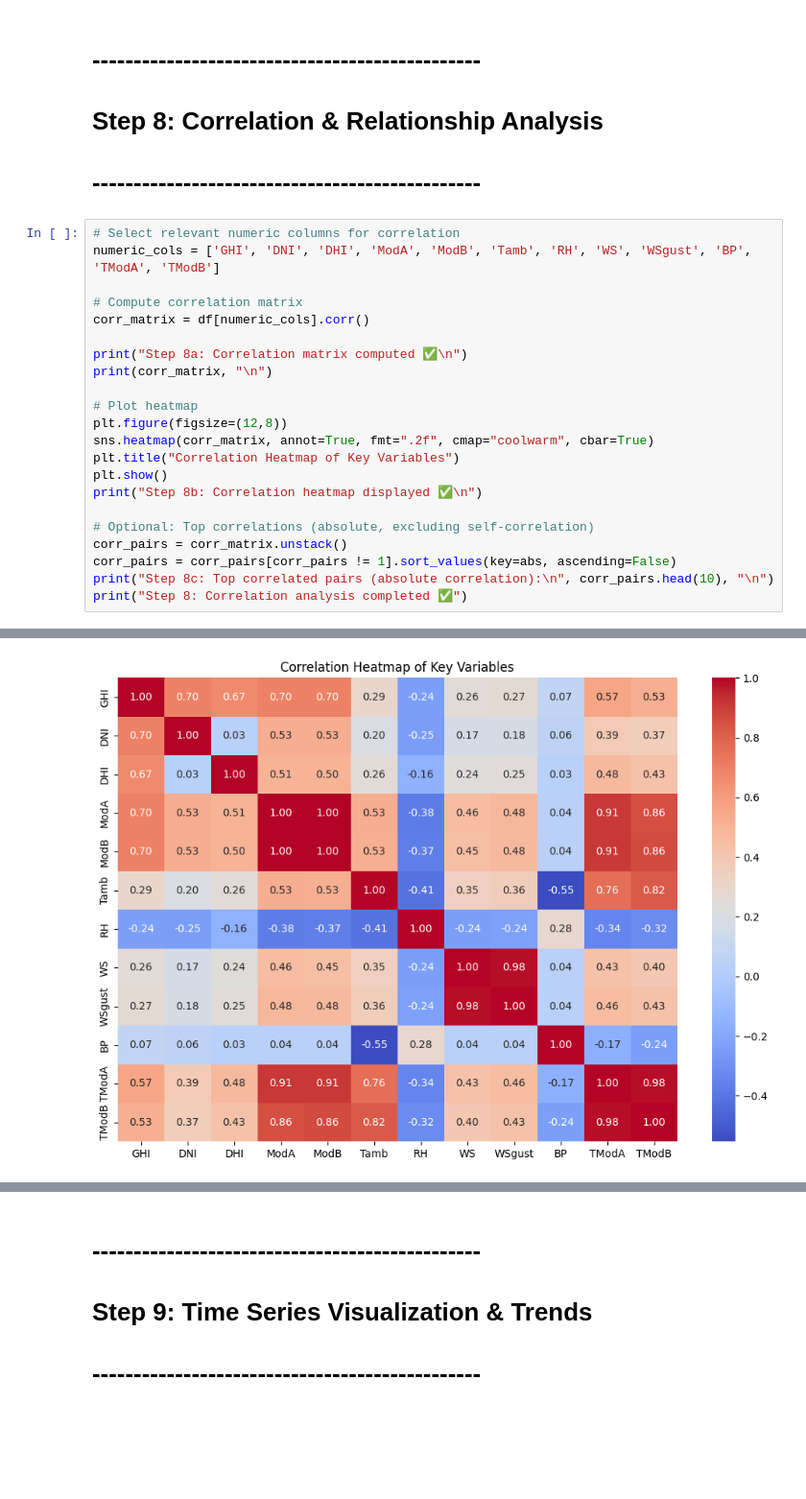
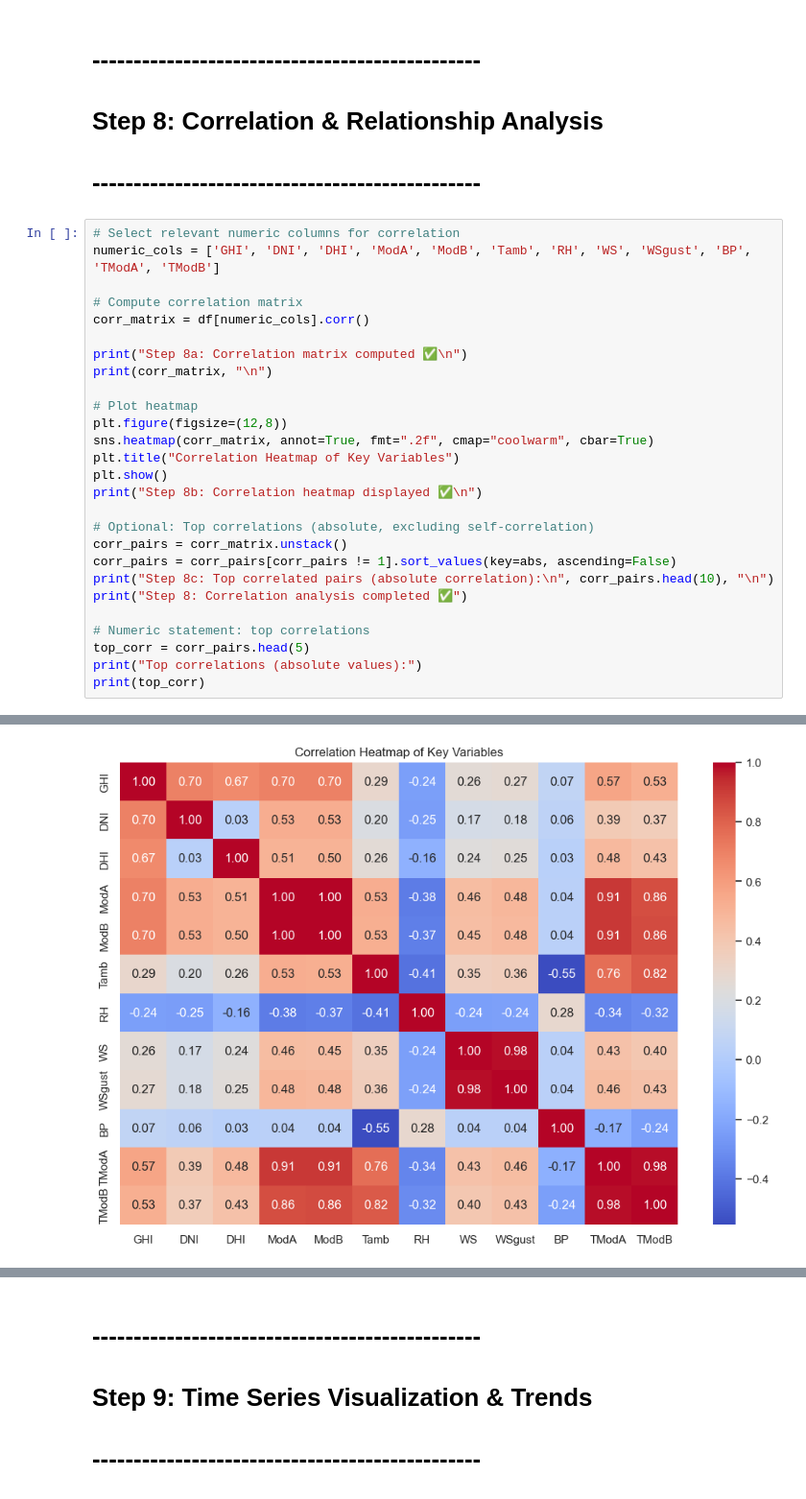
Before and after one commit to kaleb-menbere/solar-challenge-week0, a Jupyter notebook: notebooks/benin_eda.ipynb, the cells around one changed output, grey strips where cells are left out. Shown at 96% size. Cells and saved outputs as stored; diff of their text form; blank space fills up the shorter version.

```diff
--- a/notebooks/benin_eda.ipynb
+++ b/notebooks/benin_eda.ipynb
@@ -299,34 +275,39 @@ print(corr_matrix, "\n")
 # Plot heatmap
 plt.figure(figsize=(12,8))
 sns.heatmap(corr_matrix, annot=True, fmt=".2f", cmap="coolwarm", cbar=True)
 plt.title("Correlation Heatmap of Key Variables")
 plt.show()
 print("Step 8b: Correlation heatmap displayed ✅\n")
 
 # Optional: Top correlations (absolute, excluding self-correlation)
 corr_pairs = corr_matrix.unstack()
 corr_pairs = corr_pairs[corr_pairs != 1].sort_values(key=abs, ascending=False)
 print("Step 8c: Top correlated pairs (absolute correlation):\n", corr_pairs.head(10), "\n")
 print("Step 8: Correlation analysis completed ✅")
+
+# Numeric statement: top correlations
+top_corr = corr_pairs.head(5)
+print("Top correlations (absolute values):")
+print(top_corr)
 # %% [output]
 Step 8a: Correlation matrix computed ✅
 
              GHI       DNI       DHI      ModA      ModB      Tamb        RH  \
 GHI     1.000000  0.699984  0.671839  0.697518  0.698810  0.290113 -0.240464
 DNI     0.699984  1.000000  0.034016  0.531657  0.532294  0.201414 -0.248431
 DHI     0.671839  0.034016  1.000000  0.505901  0.503544  0.257081 -0.156434
 ModA    0.697518  0.531657  0.505901  1.000000  0.998745  0.526868 -0.383205
 ModB    0.698810  0.532294  0.503544  0.998745  1.000000  0.525370 -0.365718
 Tamb    0.290113  0.201414  0.257081  0.526868  0.525370  1.000000 -0.414842
 RH     -0.240464 -0.248431 -0.156434 -0.383205 -0.365718 -0.414842  1.000000
 WS      0.255345  0.168862  0.235025  0.458483  0.450123  0.347188 -0.244108
 WSgust  0.270183  0.177277  0.246920  0.484429  0.476380  0.362403 -0.236497
 ... (13 lines left out)
 WSgust  0.984599  1.000000  0.039512  0.458782  0.430020
 BP      0.040233  0.039512  1.000000 -0.165229 -0.243616
 TModA   0.429899  0.458782 -0.165229  1.000000  0.983443
 TModB   0.400509  0.430020 -0.243616  0.983443  1.000000
-[figure, old version]
+[figure, new version]
 Step 8b: Correlation heatmap displayed ✅
 
 Step 8c: Top correlated pairs (absolute correlation):
```
Also changed, not shown: parts of 10 cells of this notebook, 3 other files.
